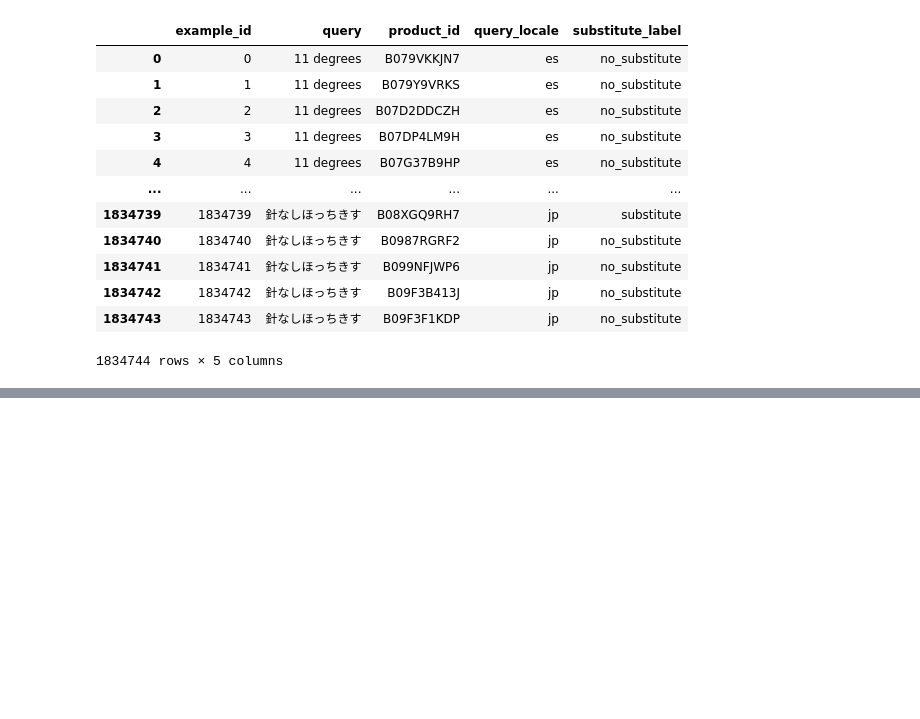
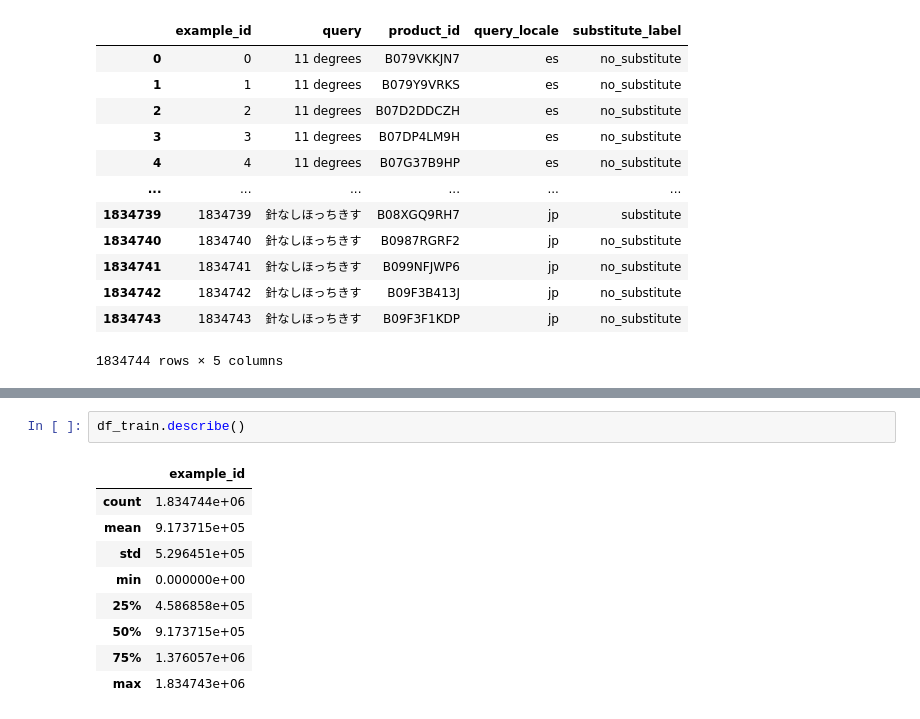
Before and after one commit to alokchoudharyguliya/Transformers, a Jupyter notebook: Search_Query.ipynb, the cells around one changed output, grey strips where cells are left out. Drawn from its saved outputs; the diff is of its cells as text; blank space fills up the shorter version.

```diff
--- a/Search_Query.ipynb
+++ b/Search_Query.ipynb
@@ -48,0 +84,12 @@ df_train
+# %%
+df_train.describe()
+# %% [output]
+|  | example_id |
+| count | 1.834744e+06 |
+| mean | 9.173715e+05 |
+| std | 5.296451e+05 |
+| min | 0.000000e+00 |
+| 25% | 4.586858e+05 |
+| 50% | 9.173715e+05 |
+| 75% | 1.376057e+06 |
+| max | 1.834743e+06 |
```
Also changed, not shown: parts of 7 cells of this notebook.
